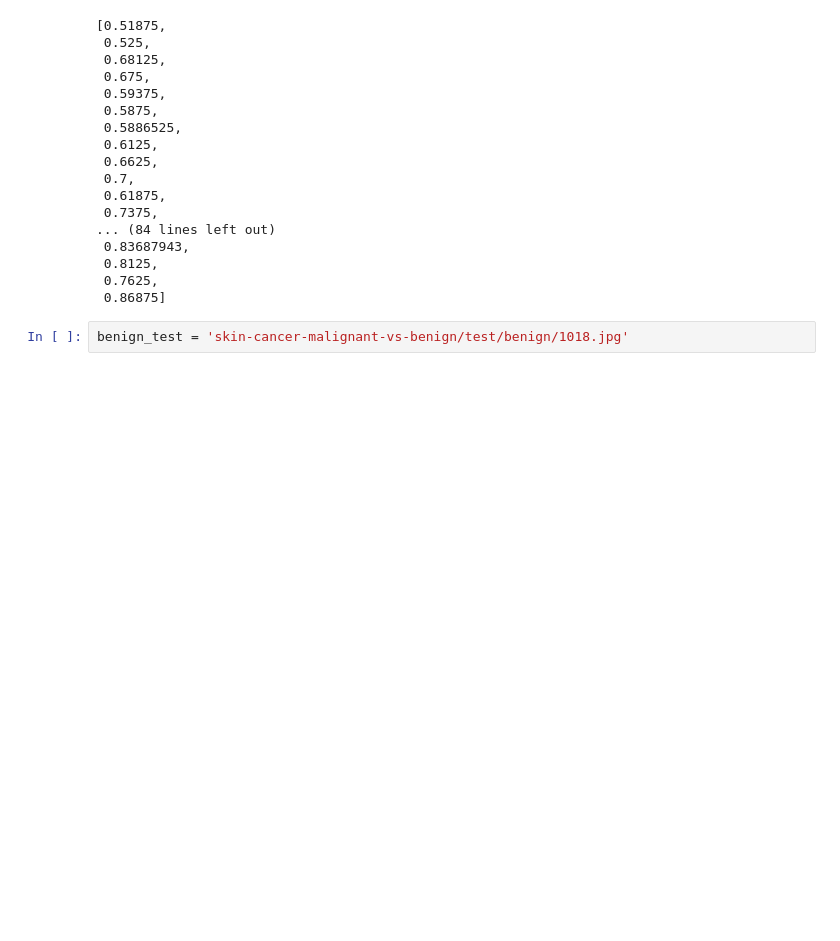
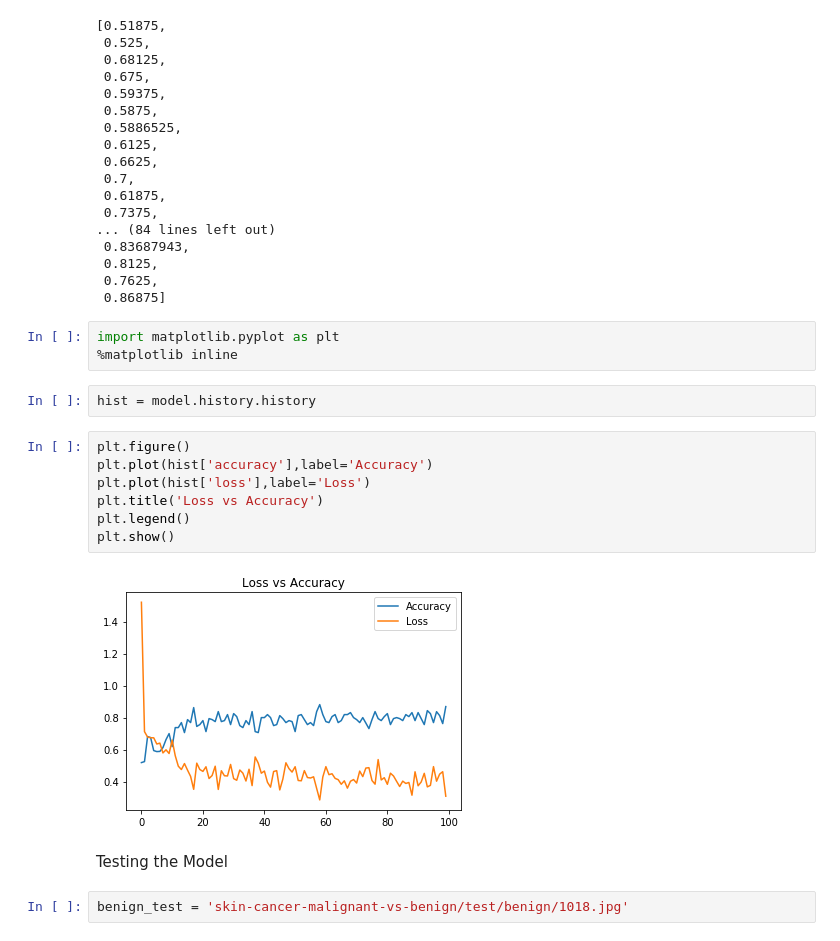
Before and after one commit to sendmail123/DataScience, a Jupyter notebook: Skin.ipynb, the cells around one changed output. Cells and saved outputs as stored; diff of their text form; blank space fills up the shorter version.

```diff
--- a/Skin.ipynb
+++ b/Skin.ipynb
@@ -163,6 +163,22 @@ result.history['accuracy']
  0.8125,
  0.7625,
  0.86875]
+# %%
+import matplotlib.pyplot as plt
+%matplotlib inline
+# %%
+hist = model.history.history
+# %%
+plt.figure()
+plt.plot(hist['accuracy'],label='Accuracy')
+plt.plot(hist['loss'],label='Loss')
+plt.title('Loss vs Accuracy')
+plt.legend()
+plt.show()
+# %% [output]
+[figure, added]
+# %% [markdown]
+Testing the Model
 # %%
 benign_test = 'skin-cancer-malignant-vs-benign/test/benign/1018.jpg'
 # %%
```
